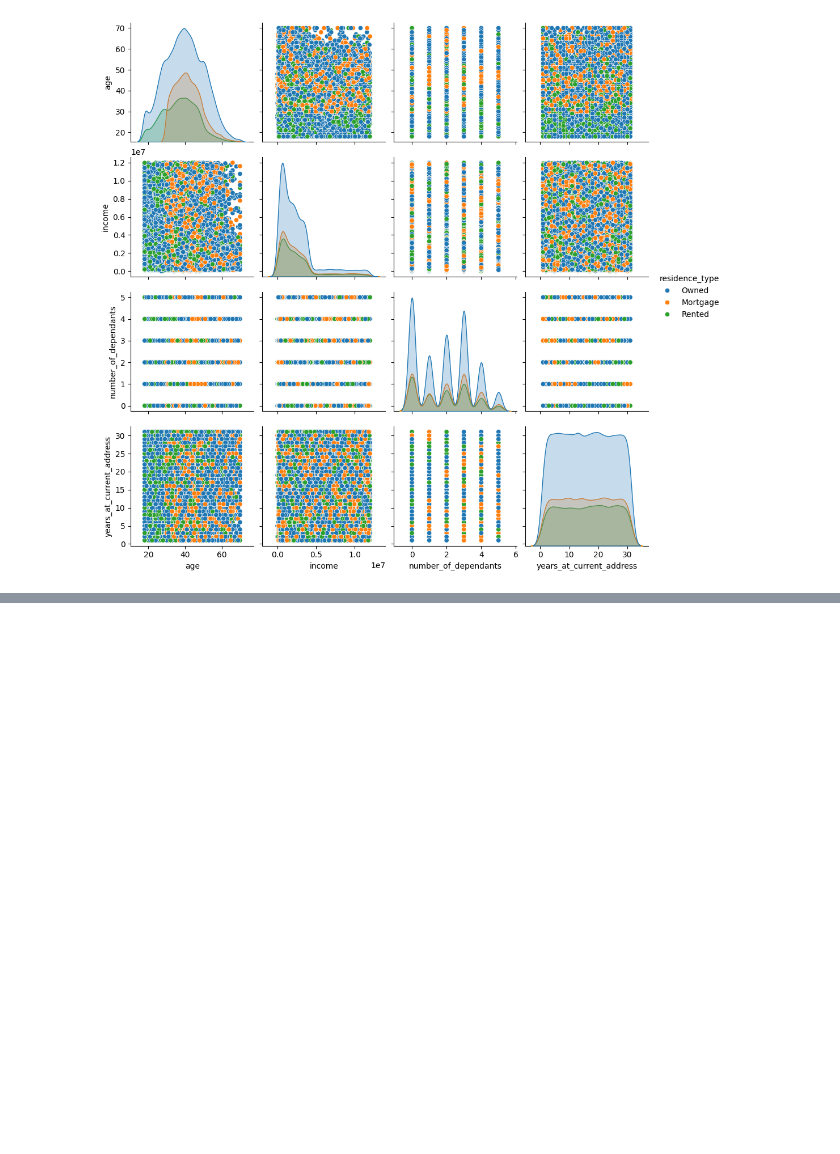
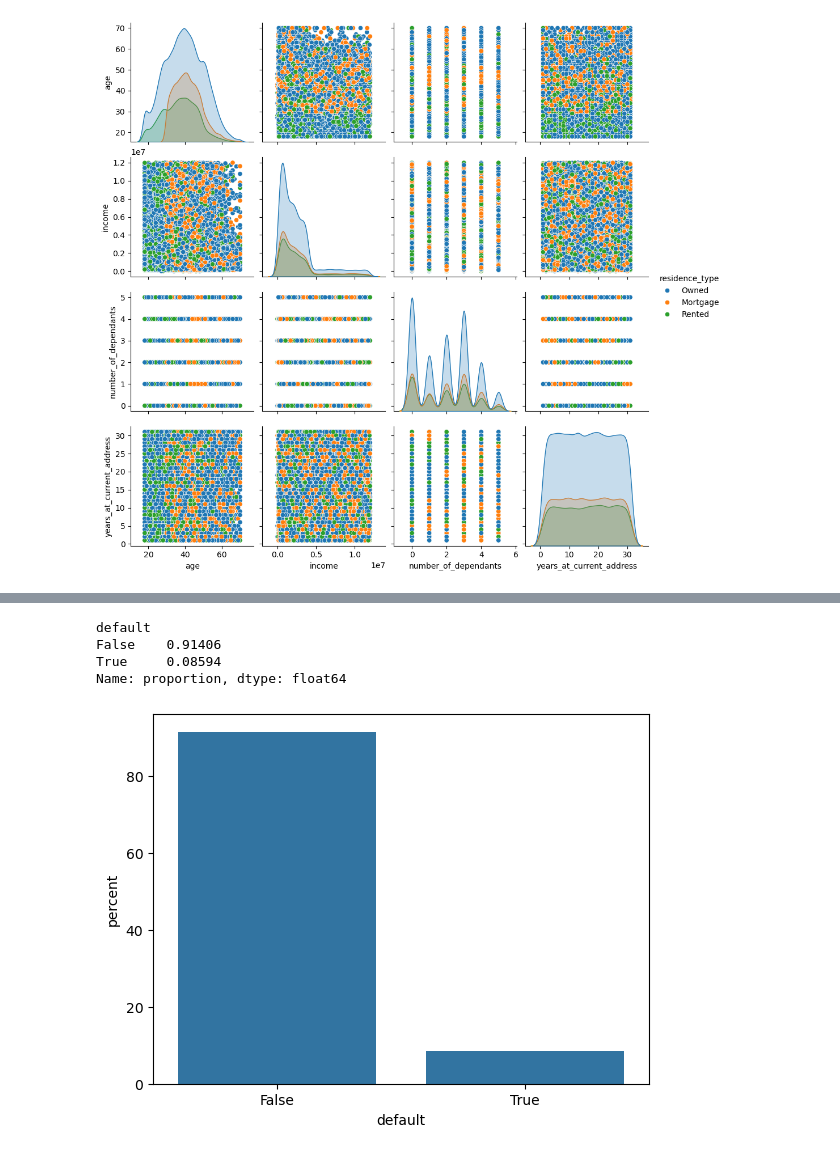
Before and after one commit to JY6299/CR_Modeling_2, a Jupyter notebook: CR_ML_Modeling.ipynb, the cells around one changed output, grey strips where cells are left out. Saved outputs shown, nothing was run; the diff lists cells and outputs as text; code cells hidden in the pictures; blank space fills up the shorter version.

```diff
--- a/CR_ML_Modeling.ipynb
+++ b/CR_ML_Modeling.ipynb
@@ -111,0 +101,12 @@ dtype: int64
+# %%
+#first take a look at Response Variable, Default.
+
+sns.countplot(data=df, x='default', stat='percent')
+print(df['default'].value_counts(normalize=True))
+# Default is extremly inbalanced, SMOTE to oversample defaulted(1) population
+# %% [output]
+default
+False    0.91406
+True     0.08594
+Name: proportion, dtype: float64
+[figure, added]
```
Also changed, not shown: parts of 11 cells of this notebook.
